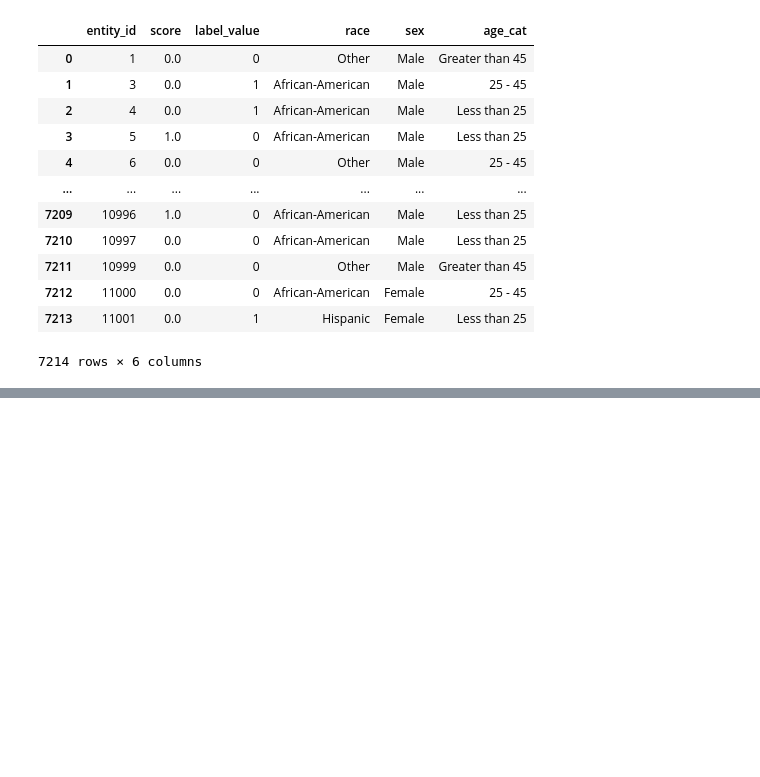
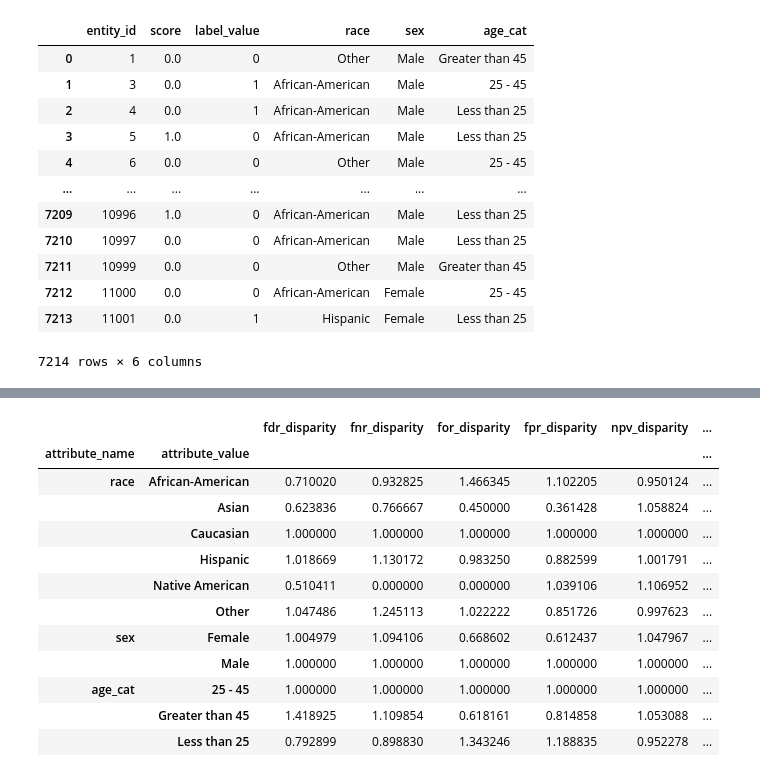
Before and after one commit to Jinchengxu20242024/responsible-ai-framework, a Jupyter notebook: BiasMitigation.ipynb, the cells around one changed output, grey strips where cells are left out. Cells and saved outputs as stored; diff of their text form; code cells hidden in the pictures; blank space fills up the shorter version.

```diff
--- a/BiasMitigation.ipynb
+++ b/BiasMitigation.ipynb
@@ -228,0 +261,16 @@ audit.metrics.round(2)
+# %%
+audit.disparities.style
+# %% [output]
+|  |  | fdr_disparity | fnr_disparity | for_disparity | fpr_disparity | npv_disparity | ... |
+| attribute_name | attribute_value |  |  |  |  |  | ... |
+| race | African-American | 0.710020 | 0.932825 | 1.466345 | 1.102205 | 0.950124 | ... |
+|  | Asian | 0.623836 | 0.766667 | 0.450000 | 0.361428 | 1.058824 | ... |
+|  | Caucasian | 1.000000 | 1.000000 | 1.000000 | 1.000000 | 1.000000 | ... |
+|  | Hispanic | 1.018669 | 1.130172 | 0.983250 | 0.882599 | 1.001791 | ... |
+|  | Native American | 0.510411 | 0.000000 | 0.000000 | 1.039106 | 1.106952 | ... |
+|  | Other | 1.047486 | 1.245113 | 1.022222 | 0.851726 | 0.997623 | ... |
+| sex | Female | 1.004979 | 1.094106 | 0.668602 | 0.612437 | 1.047967 | ... |
+|  | Male | 1.000000 | 1.000000 | 1.000000 | 1.000000 | 1.000000 | ... |
+| age_cat | 25 - 45 | 1.000000 | 1.000000 | 1.000000 | 1.000000 | 1.000000 | ... |
+|  | Greater than 45 | 1.418925 | 1.109854 | 0.618161 | 0.814858 | 1.053088 | ... |
+|  | Less than 25 | 0.792899 | 0.898830 | 1.343246 | 1.188835 | 0.952278 | ... |
```
Also changed, not shown: parts of 8 cells of this notebook, 2 other files.
